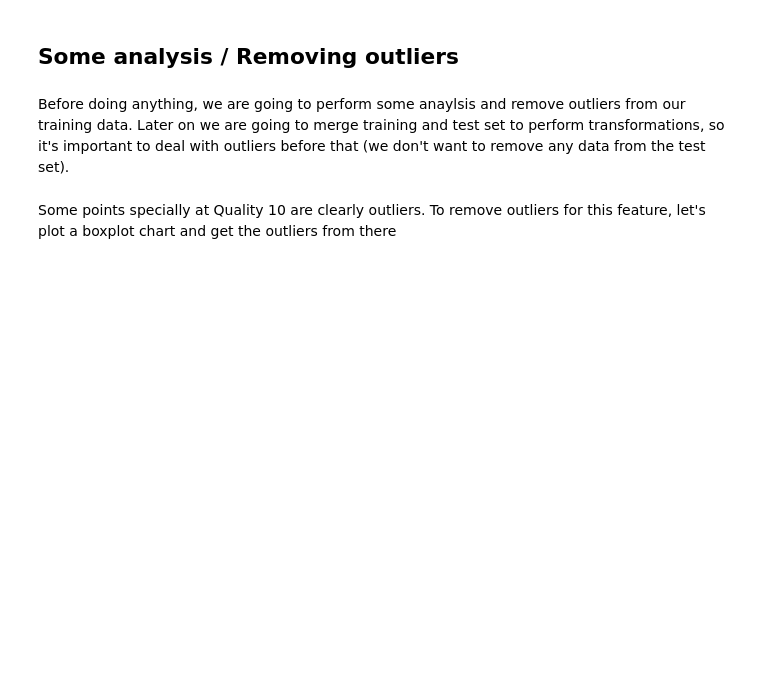
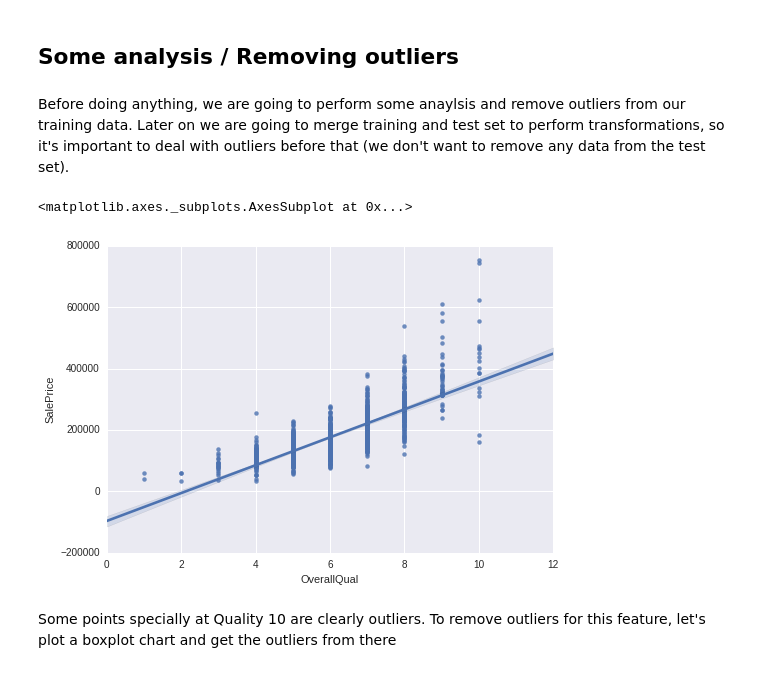
Before and after one commit to ehauckdo/machine-learning, a Jupyter notebook: notebooks/houseprices/House Prices Exploration.ipynb, the cells around one changed output. Drawn from its saved outputs; the diff is of its cells as text; code cells hidden in the pictures; blank space fills up the shorter version.

```diff
--- a/notebooks/houseprices/House Prices Exploration.ipynb
+++ b/notebooks/houseprices/House Prices Exploration.ipynb
@@ -33,7 +44,10 @@ Note: model evaluation is based on the log of SalePrice, so we will save it as l
 # %% [markdown]
 Before doing anything, we are going to perform some anaylsis and remove outliers from our training data. Later on we are going to merge training and test set to perform transformations, so it's important to deal with outliers before that (we don't want to remove any data from the test set).
 # %%
-sns.regplot(x = train['OverallQual'], y = np.exp(Y_train))
+sns.regplot(x = train['OverallQual'], y = train['SalePrice'])
+# %% [output]
+<matplotlib.axes._subplots.AxesSubplot at 0x...>
+[figure, added]
 # %% [markdown]
 Some points specially at Quality 10 are clearly outliers. To remove outliers for this feature, let's plot a boxplot chart and get the outliers from there
 # %% [markdown]
```
Also changed, not shown: parts of 21 cells of this notebook.
